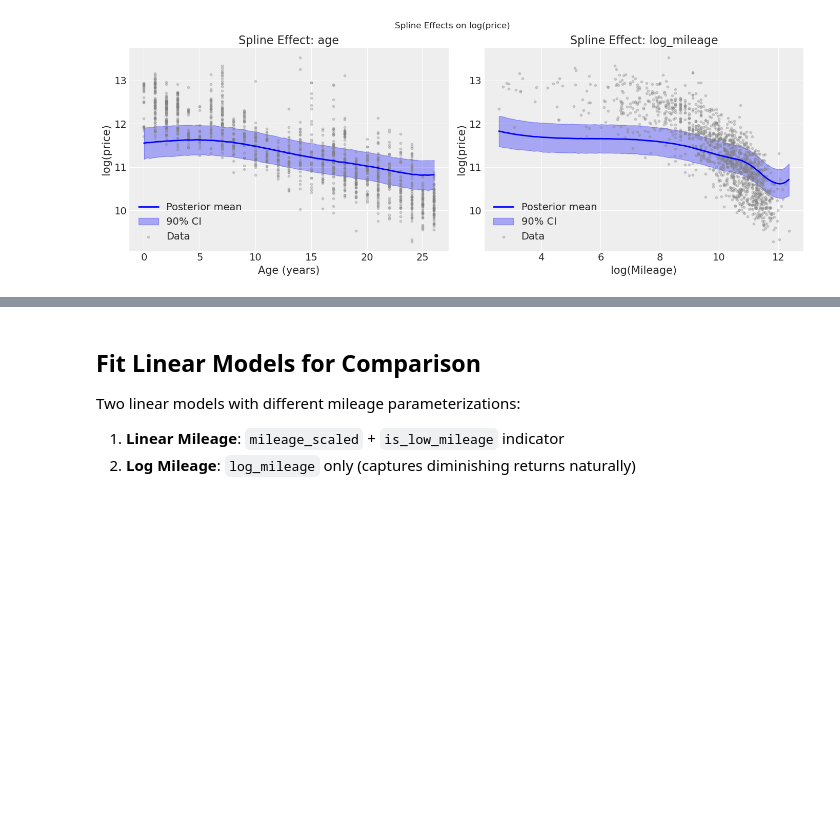
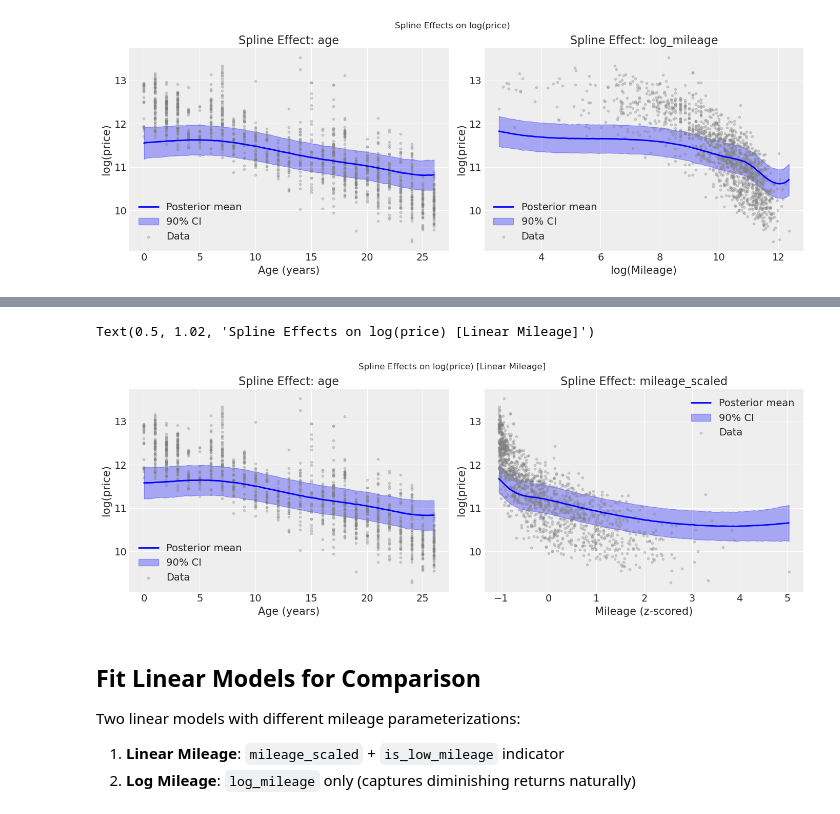
Before and after one commit to No-Stream/price-trend-analysis, a Jupyter notebook: notebooks/04_splines.ipynb, the cells around one changed output, grey strips where cells are left out. Cells and saved outputs as stored; diff of their text form; code cells hidden in the pictures; blank space fills up the shorter version.

```diff
--- a/notebooks/04_splines.ipynb
+++ b/notebooks/04_splines.ipynb
@@ -309,3 +397,12 @@ Text(0.5, 1.02, 'Spline Effects on log(price)')
+# %%
+# Visualize the spline effects for linear mileage model
+fig = plot_spline_effects_grid(
+    spline_linear_model, idata_spline_linear, df, mileage_col="mileage_scaled"
+)
+fig.suptitle("Spline Effects on log(price) [Linear Mileage]", y=1.02)
+# %% [output]
+Text(0.5, 1.02, 'Spline Effects on log(price) [Linear Mileage]')
+[figure, added]
 # %% [markdown]
 ## Fit Linear Models for Comparison
 
```
Also changed, not shown: parts of 20 cells of this notebook, 6 other files.
